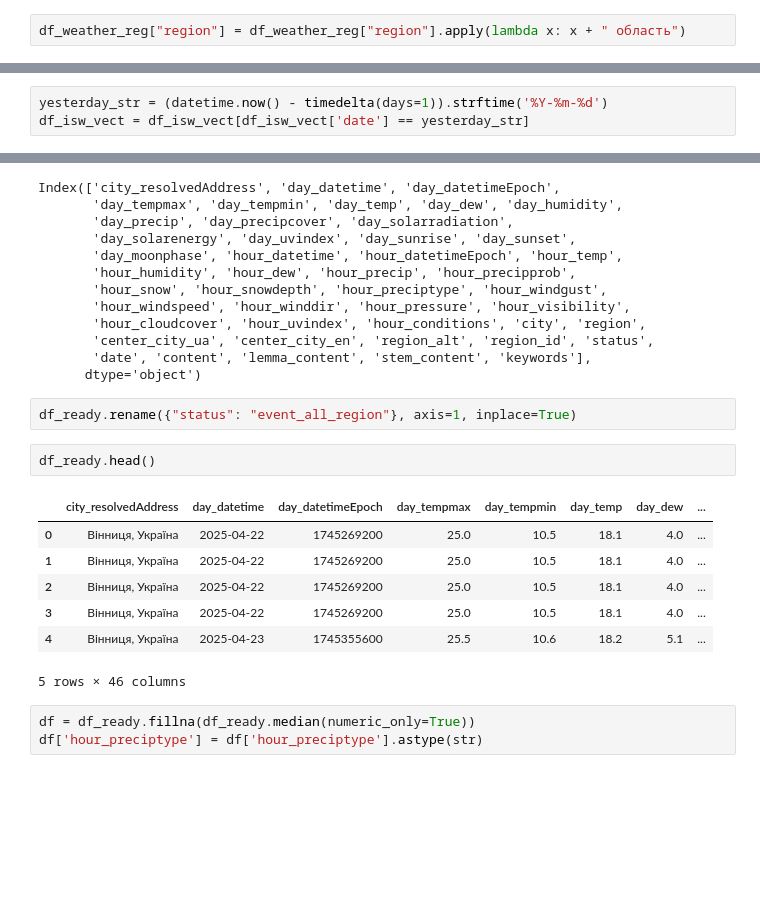
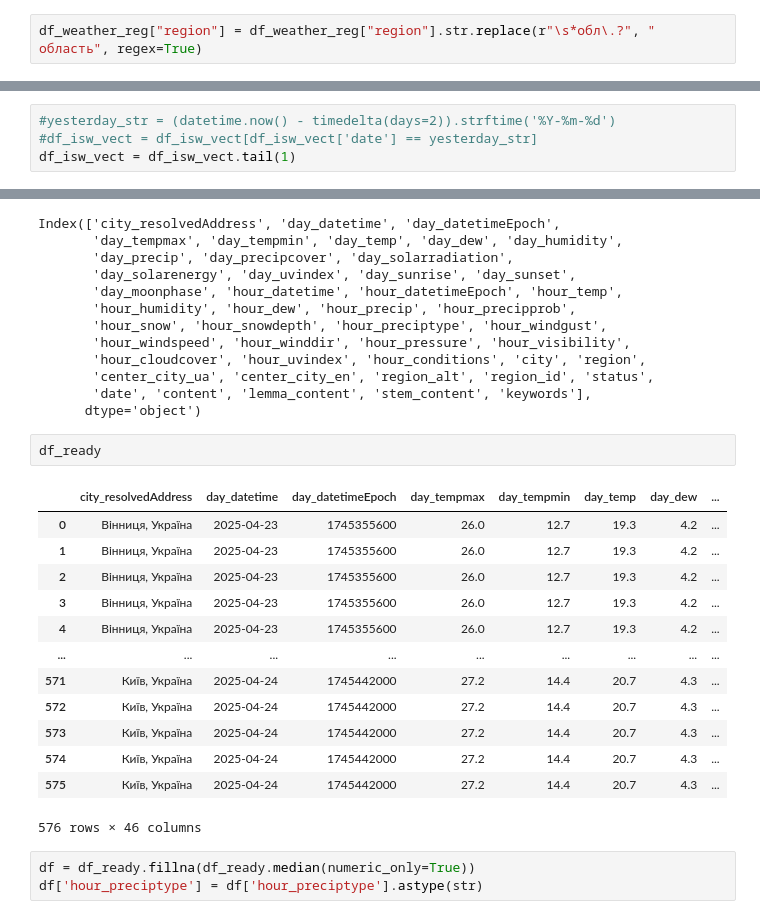
Before and after one commit to HliebOcheretianyi/H2_python_structure_and_data, a Jupyter notebook: src/current_data.ipynb, the cells around one changed output, grey strips where cells are left out. Saved outputs shown, nothing was run; the diff lists cells and outputs as text; blank space fills up the shorter version.

```diff
--- a/src/current_data.ipynb
+++ b/src/current_data.ipynb
@@ -115,6 +131,6 @@ df_weather_reg.head(5)
 5 rows × 40 columns
 # %%
-df_weather_reg["region"] = df_weather_reg["region"].apply(lambda x: x + " область")
+df_weather_reg["region"] = df_weather_reg["region"].str.replace(r"\s*обл\.?", " область", regex=True)
 # %%
 kyiv_reg = df_weather_reg[df_weather_reg["region"] == "Київська область"].copy()
 kyiv_reg["region"] = "Київ"
@@ -155,3 +192,4 @@ df_isw_vect.tail()
 # %%
-yesterday_str = (datetime.now() - timedelta(days=1)).strftime('%Y-%m-%d')
-df_isw_vect = df_isw_vect[df_isw_vect['date'] == yesterday_str]
+#yesterday_str = (datetime.now() - timedelta(days=2)).strftime('%Y-%m-%d')
+#df_isw_vect = df_isw_vect[df_isw_vect['date'] == yesterday_str]
+df_isw_vect = df_isw_vect.tail(1)
@@ -187,18 +230,22 @@ Index(['city_resolvedAddress', 'day_datetime', 'day_datetimeEpoch',
        'center_city_ua', 'center_city_en', 'region_alt', 'region_id', 'status',
        'date', 'content', 'lemma_content', 'stem_content', 'keywords'],
       dtype='object')
-# %%
-df_ready.rename({"status": "event_all_region"}, axis=1, inplace=True)
 # %%
-df_ready.head()
+df_ready
 # %% [output]
 |  | city_resolvedAddress | day_datetime | day_datetimeEpoch | day_tempmax | day_tempmin | day_temp | day_dew | ... |
-| 0 | Вінниця, Україна | 2025-04-22 | 1745269200 | 25.0 | 10.5 | 18.1 | 4.0 | ... |
-| 1 | Вінниця, Україна | 2025-04-22 | 1745269200 | 25.0 | 10.5 | 18.1 | 4.0 | ... |
-| 2 | Вінниця, Україна | 2025-04-22 | 1745269200 | 25.0 | 10.5 | 18.1 | 4.0 | ... |
-| 3 | Вінниця, Україна | 2025-04-22 | 1745269200 | 25.0 | 10.5 | 18.1 | 4.0 | ... |
-| 4 | Вінниця, Україна | 2025-04-23 | 1745355600 | 25.5 | 10.6 | 18.2 | 5.1 | ... |
+| 0 | Вінниця, Україна | 2025-04-23 | 1745355600 | 26.0 | 12.7 | 19.3 | 4.2 | ... |
+| 1 | Вінниця, Україна | 2025-04-23 | 1745355600 | 26.0 | 12.7 | 19.3 | 4.2 | ... |
+| 2 | Вінниця, Україна | 2025-04-23 | 1745355600 | 26.0 | 12.7 | 19.3 | 4.2 | ... |
+| 3 | Вінниця, Україна | 2025-04-23 | 1745355600 | 26.0 | 12.7 | 19.3 | 4.2 | ... |
+| 4 | Вінниця, Україна | 2025-04-23 | 1745355600 | 26.0 | 12.7 | 19.3 | 4.2 | ... |
+| ... | ... | ... | ... | ... | ... | ... | ... | ... |
+| 571 | Київ, Україна | 2025-04-24 | 1745442000 | 27.2 | 14.4 | 20.7 | 4.3 | ... |
+| 572 | Київ, Україна | 2025-04-24 | 1745442000 | 27.2 | 14.4 | 20.7 | 4.3 | ... |
+| 573 | Київ, Україна | 2025-04-24 | 1745442000 | 27.2 | 14.4 | 20.7 | 4.3 | ... |
+| 574 | Київ, Україна | 2025-04-24 | 1745442000 | 27.2 | 14.4 | 20.7 | 4.3 | ... |
+| 575 | Київ, Україна | 2025-04-24 | 1745442000 | 27.2 | 14.4 | 20.7 | 4.3 | ... |
-5 rows × 46 columns
+576 rows × 46 columns
 # %%
 df = df_ready.fillna(df_ready.median(numeric_only=True))
 df['hour_preciptype'] = df['hour_preciptype'].astype(str)
```
Also changed, not shown: parts of 23 cells of this notebook, 6 other files.
